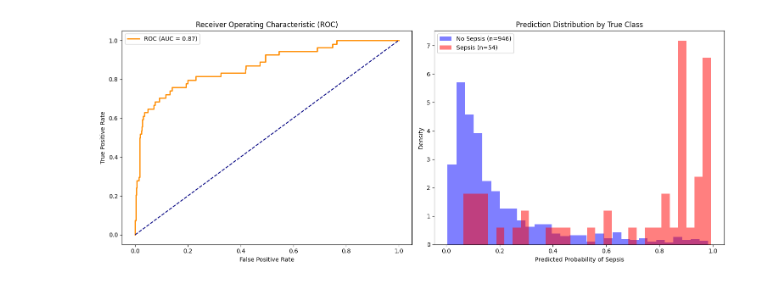
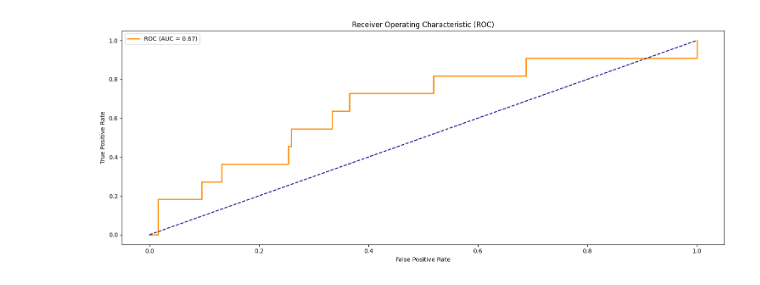
Before and after one commit to LoSpiri/jax-neural-odes, a Jupyter notebook: assignment_6/main.ipynb, the cells around one changed output. Drawn from its saved outputs; the diff is of its cells as text; code cells hidden in the pictures.

```diff
--- a/assignment_6/main.ipynb
+++ b/assignment_6/main.ipynb
@@ -19,7 +19,7 @@ MAX_PATIENTS_TO_LOAD = 20000
 BATCH_SIZE = 64
 HIDDEN_SIZE = 64
 LEARNING_RATE = 1e-3
-EPOCHS = 10
+EPOCHS = 5
 MAX_SEQ_LEN = 100
 INPUT_SIZE = 40
 SEED = 567
@@ -318,7 +318,7 @@ for i in range(0, len(test_y), 128):
     test_preds.append(p)
 test_preds = jnp.concatenate(test_preds)
 
-fig, (ax1, ax2) = plt.subplots(1, 2, figsize=(15, 6))
+fig, ax1 = plt.subplots(1, 1, figsize=(15, 6))
 
 # Plot 1: ROC Curve (Compare Predictions to Actual Labels)
 fpr, tpr, _ = roc_curve(test_y, test_preds)
@@ -331,18 +331,6 @@ ax1.set_xlabel('False Positive Rate')
 ax1.set_ylabel('True Positive Rate')
 ax1.legend()
 
-
-# Plot 2: Prediction Distribution (Imbalance visualization)
-pos_preds = test_preds[test_y==1]
-neg_preds = test_preds[test_y==0]
-
-ax2.hist(neg_preds, bins=30, alpha=0.5, label=f'No Sepsis (n={len(neg_preds)})', density=True, color='blue')
-ax2.hist(pos_preds, bins=30, alpha=0.5, label=f'Sepsis (n={len(pos_preds)})', density=True, color='red')
-ax2.set_title('Prediction Distribution by True Class')
-ax2.set_xlabel('Predicted Probability of Sepsis')
-ax2.set_ylabel('Density')
-ax2.legend()
-
 plt.tight_layout()
 plt.show()
 # %% [output]
@@ -364,3 +352,3 @@ Epoch 10 | Train Loss: 0.6413 | Val Loss: 0.8583
 
 --- Evaluating on Test Set ---
-[figure, old version]
+[figure, new version]
```
Also changed, not shown: parts of 1 cell of this notebook.
